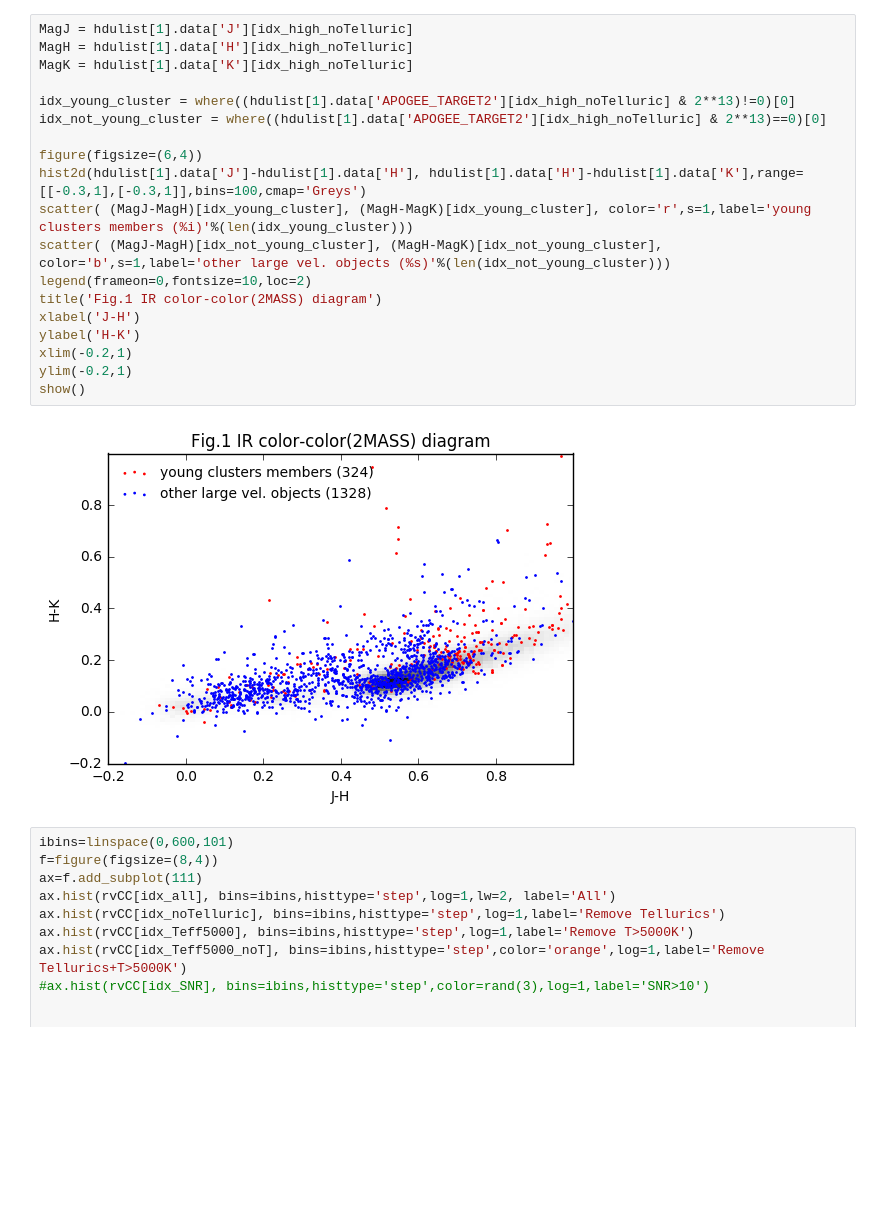
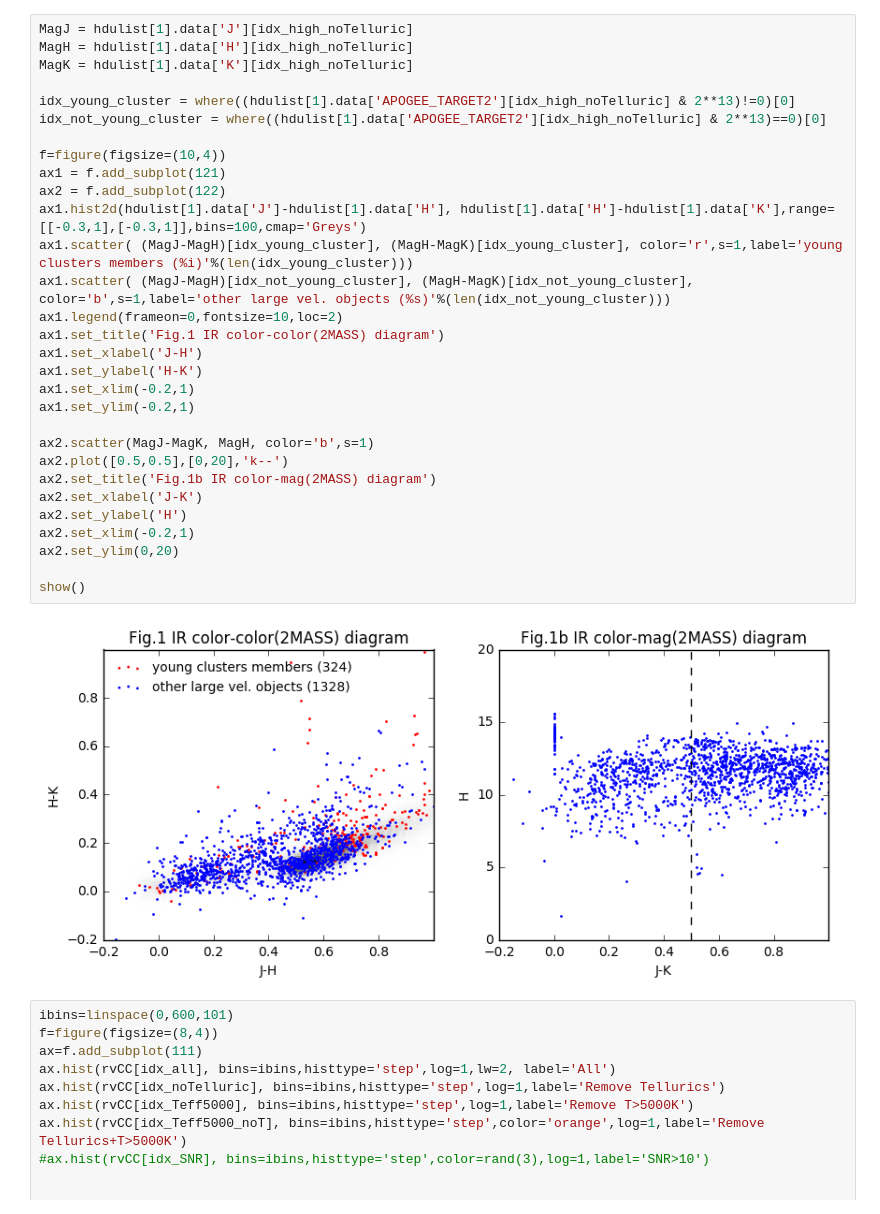
Before and after one commit to liuxx479/MW-BHs, a Jupyter notebook: plot-BHstars.ipynb, the cells around one changed output. Cells and saved outputs as stored; diff of their text form; blank space fills up the shorter version.

```diff
--- a/plot-BHstars.ipynb
+++ b/plot-BHstars.ipynb
@@ -44,24 +47,35 @@ seed(10027)
 # %%
 MagJ = hdulist[1].data['J'][idx_high_noTelluric]
 MagH = hdulist[1].data['H'][idx_high_noTelluric]
 MagK = hdulist[1].data['K'][idx_high_noTelluric]
 
 idx_young_cluster = where((hdulist[1].data['APOGEE_TARGET2'][idx_high_noTelluric] & 2**13)!=0)[0]
 idx_not_young_cluster = where((hdulist[1].data['APOGEE_TARGET2'][idx_high_noTelluric] & 2**13)==0)[0]
 
-figure(figsize=(6,4))
-hist2d(hdulist[1].data['J']-hdulist[1].data['H'], hdulist[1].data['H']-hdulist[1].data['K'],range=[[-0.3,1],[-0.3,1]],bins=100,cmap='Greys')
-scatter( (MagJ-MagH)[idx_young_cluster], (MagH-MagK)[idx_young_cluster], color='r',s=1,label='young clusters members (%i)'%(len(idx_young_cluster)))
-scatter( (MagJ-MagH)[idx_not_young_cluster], (MagH-MagK)[idx_not_young_cluster], color='b',s=1,label='other large vel. objects (%s)'%(len(idx_not_young_cluster)))
-legend(frameon=0,fontsize=10,loc=2)
-title('Fig.1 IR color-color(2MASS) diagram')
-xlabel('J-H')
-ylabel('H-K')
-xlim(-0.2,1)
-ylim(-0.2,1)
+f=figure(figsize=(10,4))
+ax1 = f.add_subplot(121)
+ax2 = f.add_subplot(122)
+ax1.hist2d(hdulist[1].data['J']-hdulist[1].data['H'], hdulist[1].data['H']-hdulist[1].data['K'],range=[[-0.3,1],[-0.3,1]],bins=100,cmap='Greys')
+ax1.scatter( (MagJ-MagH)[idx_young_cluster], (MagH-MagK)[idx_young_cluster], color='r',s=1,label='young clusters members (%i)'%(len(idx_young_cluster)))
+ax1.scatter( (MagJ-MagH)[idx_not_young_cluster], (MagH-MagK)[idx_not_young_cluster], color='b',s=1,label='other large vel. objects (%s)'%(len(idx_not_young_cluster)))
+ax1.legend(frameon=0,fontsize=10,loc=2)
+ax1.set_title('Fig.1 IR color-color(2MASS) diagram')
+ax1.set_xlabel('J-H')
+ax1.set_ylabel('H-K')
+ax1.set_xlim(-0.2,1)
+ax1.set_ylim(-0.2,1)
+
+ax2.scatter(MagJ-MagK, MagH, color='b',s=1)
+ax2.plot([0.5,0.5],[0,20],'k--')
+ax2.set_title('Fig.1b IR color-mag(2MASS) diagram')
+ax2.set_xlabel('J-K')
+ax2.set_ylabel('H')
+ax2.set_xlim(-0.2,1)
+ax2.set_ylim(0,20)
+
 show()
 # %% [output]
-[figure, old version]
+[figure, new version]
 # %%
 ibins=linspace(0,600,101)
 f=figure(figsize=(8,4))
```
Also changed, not shown: parts of 5 cells of this notebook.
